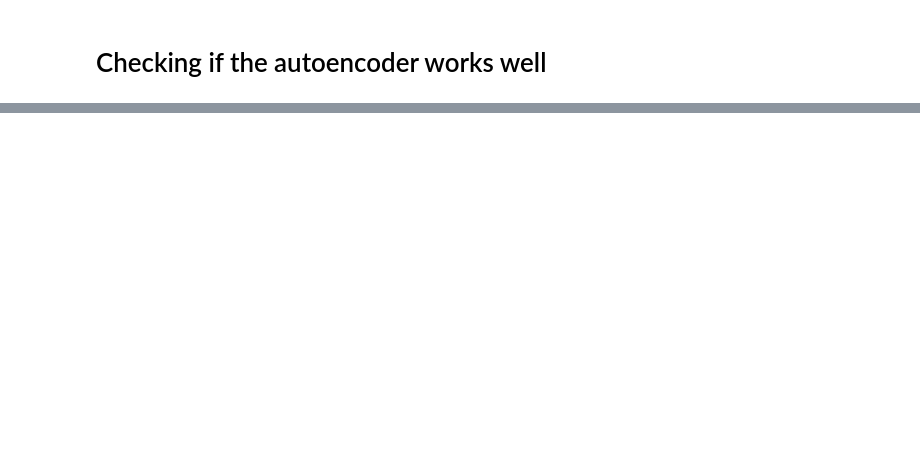
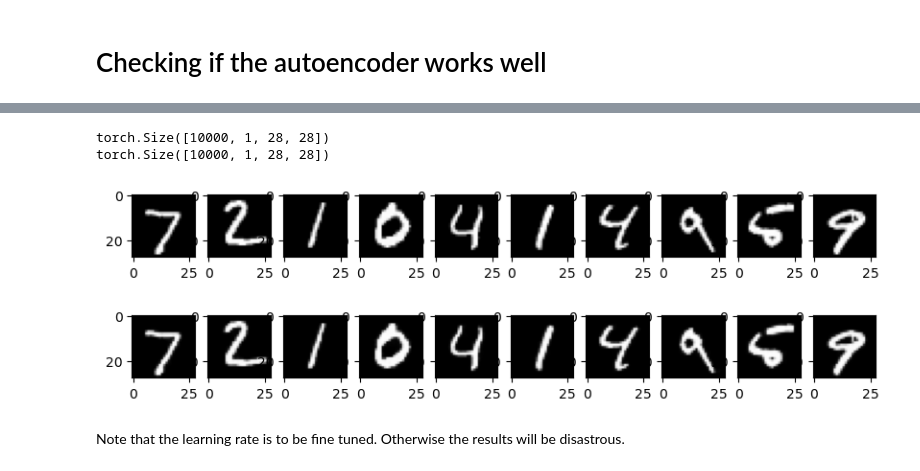
Before and after one commit to jywu20/learn-torch, a Jupyter notebook: MINST-VAE/AE.ipynb, the cells around one changed output, grey strips where cells are left out. Saved outputs shown, nothing was run; the diff lists cells and outputs as text; code cells hidden in the pictures; blank space fills up the shorter version.

Commit message:
update learning notes

```diff
--- a/MINST-VAE/AE.ipynb
+++ b/MINST-VAE/AE.ipynb
@@ -152,0 +197,7 @@ with torch.no_grad():
+# %%
+# Let's try to check if AutoencoderCNN works
+
+model = AutoencoderCNN(32)
+res = model(training_data[0][0].unsqueeze(0))
+print(res[0].size())
+print(res[1].size())
@@ -152,0 +233,3 @@ with torch.no_grad():
+# %%
+model = model.to("cuda")
+train(model, training_dataloader, lr=0.002, epoches=5)
@@ -152,0 +242,28 @@ with torch.no_grad():
+# %%
+for x, y in test_dataloader:
+    break
+
+x = x.to(device)
+xb = model(x)[1]
+
+x = x.to("cpu")
+xb = xb.to("cpu")
+
+print(x.size())
+print(xb.size())
+
+with torch.no_grad():
+    idxs = range(0, 10)
+    fig, axes = plt.subplots(2, len(idxs), figsize=(10, 3))
+    for i, img_idx in enumerate(idxs):
+        axes[0, i].imshow(x[img_idx, 0, :, :], cmap="gray")
+        axes[1, i].imshow(xb[img_idx, 0, :, :], cmap="gray")
+
+    plt.show()
+# %% [output]
+torch.Size([10000, 1, 28, 28])
+torch.Size([10000, 1, 28, 28])
+[figure, added]
+# %% [markdown]
+Note that the learning rate is to be fine tuned.
+Otherwise the results will be disastrous.
```
Also changed, not shown: parts of 19 cells of this notebook, 4 other files.
